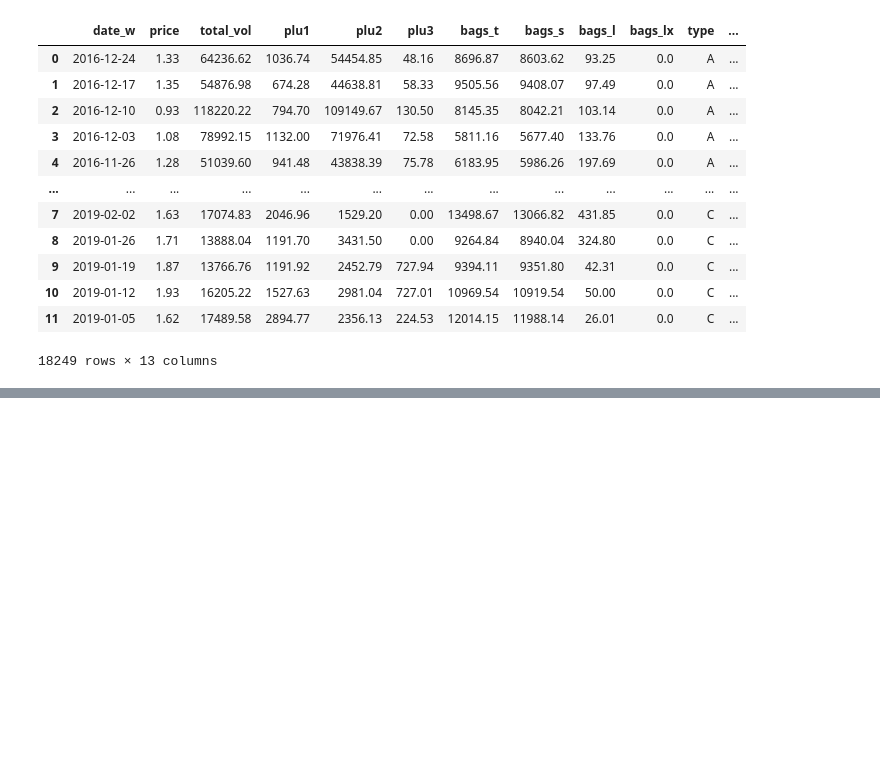
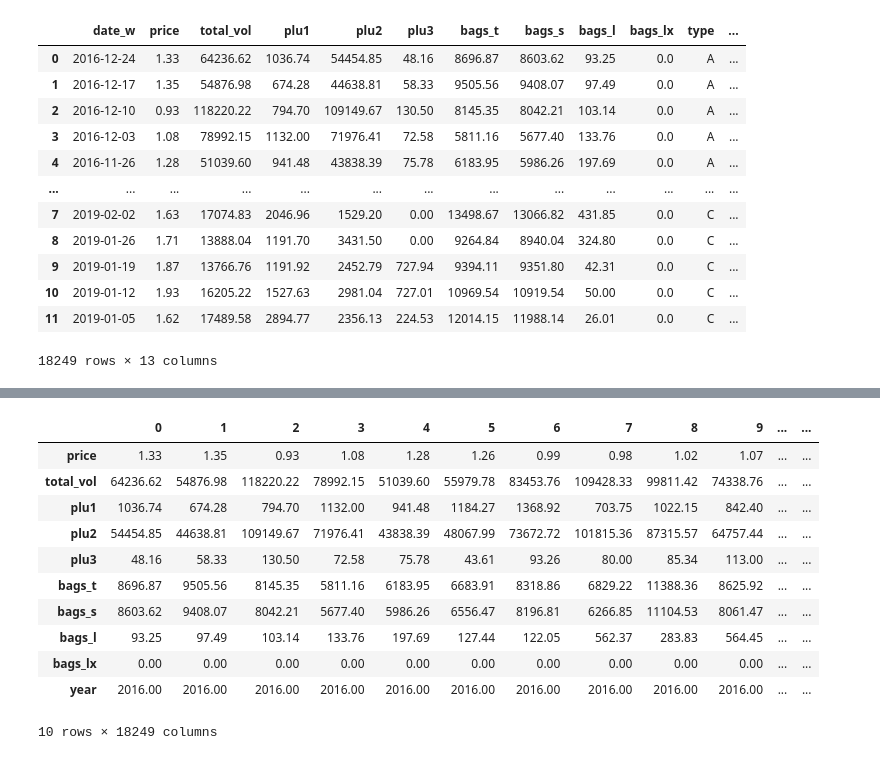
Before and after one commit to hasina1198/datadiscamodule, a Jupyter notebook: module2.ipynb, the cells around one changed output, grey strips where cells are left out. Saved outputs shown, nothing was run; the diff lists cells and outputs as text; code cells hidden in the pictures; blank space fills up the shorter version.

```diff
--- a/module2.ipynb
+++ b/module2.ipynb
@@ -79,0 +75,3 @@ memory usage: 1.8+ MB
+# %%
+#As the year column was different to the year in date_w column, we extracted year from date_w & replaced it in year column
+df_product_a['year'] = pd.DatetimeIndex(df_product_a['date_w']).year
@@ -79,0 +122,3 @@ memory usage: 1.8+ MB
+# %%
+#As the year column was different to the year in date_w column, we extracted year from date_w & replaced it in year column
+df_product_a['year'] = pd.DatetimeIndex(df_product_a['date_w']).year
@@ -79,0 +143,18 @@ memory usage: 1.8+ MB
+# %%
+df_num = df_product_a.select_dtypes(include=np.number)
+df_num
+df_numt=df_num.transpose()
+df_numt
+# %% [output]
+|  | 0 | 1 | 2 | 3 | 4 | 5 | 6 | 7 | 8 | 9 | ... | ... |
+| price | 1.33 | 1.35 | 0.93 | 1.08 | 1.28 | 1.26 | 0.99 | 0.98 | 1.02 | 1.07 | ... | ... |
+| total_vol | 64236.62 | 54876.98 | 118220.22 | 78992.15 | 51039.60 | 55979.78 | 83453.76 | 109428.33 | 99811.42 | 74338.76 | ... | ... |
+| plu1 | 1036.74 | 674.28 | 794.70 | 1132.00 | 941.48 | 1184.27 | 1368.92 | 703.75 | 1022.15 | 842.40 | ... | ... |
+| plu2 | 54454.85 | 44638.81 | 109149.67 | 71976.41 | 43838.39 | 48067.99 | 73672.72 | 101815.36 | 87315.57 | 64757.44 | ... | ... |
+| plu3 | 48.16 | 58.33 | 130.50 | 72.58 | 75.78 | 43.61 | 93.26 | 80.00 | 85.34 | 113.00 | ... | ... |
+| bags_t | 8696.87 | 9505.56 | 8145.35 | 5811.16 | 6183.95 | 6683.91 | 8318.86 | 6829.22 | 11388.36 | 8625.92 | ... | ... |
+| bags_s | 8603.62 | 9408.07 | 8042.21 | 5677.40 | 5986.26 | 6556.47 | 8196.81 | 6266.85 | 11104.53 | 8061.47 | ... | ... |
+| bags_l | 93.25 | 97.49 | 103.14 | 133.76 | 197.69 | 127.44 | 122.05 | 562.37 | 283.83 | 564.45 | ... | ... |
+| bags_lx | 0.00 | 0.00 | 0.00 | 0.00 | 0.00 | 0.00 | 0.00 | 0.00 | 0.00 | 0.00 | ... | ... |
+| year | 2016.00 | 2016.00 | 2016.00 | 2016.00 | 2016.00 | 2016.00 | 2016.00 | 2016.00 | 2016.00 | 2016.00 | ... | ... |
+10 rows × 18249 columns
```
Also changed, not shown: parts of 19 cells of this notebook.
